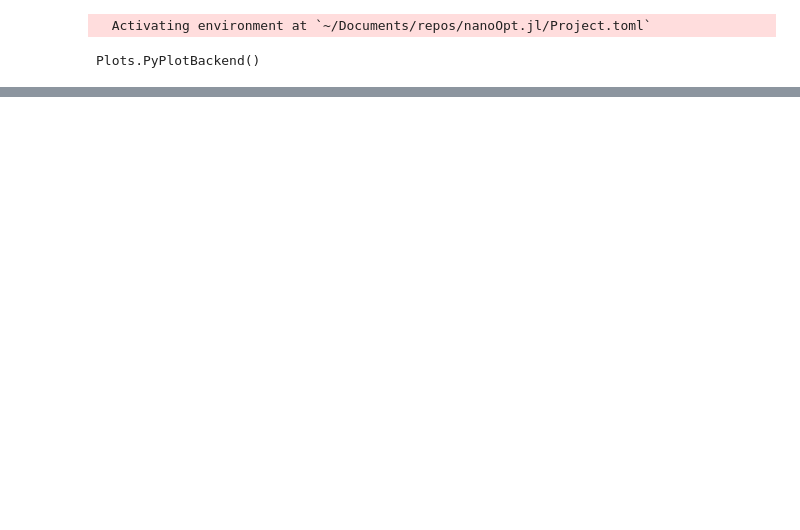
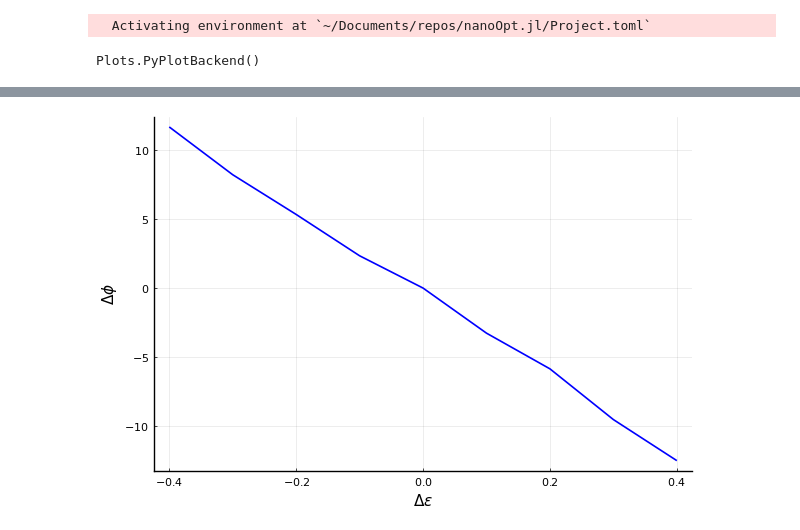
Before and after one commit to Gabmtzz/nanoOpt.jl, a Jupyter notebook: notebook/strat/strat_1.ipynb, the cells around one changed output, grey strips where cells are left out. Saved outputs shown, nothing was run; the diff lists cells and outputs as text; code cells hidden in the pictures; blank space fills up the shorter version.

```diff
--- a/notebook/strat/strat_1.ipynb
+++ b/notebook/strat/strat_1.ipynb
@@ -39,0 +48,8 @@ layer = layerstructure([mat1,mat2,mat3],[0,d],"up");
+# %%
+εᵢ = 1.0
+
+Δε = -0.4:0.1:0.4
+i = 10
+mat1 = material(1.5^2,1.0)
+mat2 = material(epstable("silver"),1.0)
+mat3 = material(εᵢ ,1.0);
@@ -39,0 +64,15 @@ layer = layerstructure([mat1,mat2,mat3],[0,d],"up");
+# %%
+Δϕ = zeros(length(Δε))
+
+for i in eachindex(Δε)
+    mat3 = material(εᵢ + Δε[i] ,1.0)
+    layer = layerstructure([mat1,mat2,mat3],[0.0,d],"up")
+    rtC = rtcoeffs(layer,k₀,kpar,"up")
+    r,t = rtC.r,rtC.t
+    ind = findall(abs.(r.TM) .== minimum(abs.(r.TM)))[1]
+    Δϕ[i] = ϕ₀ - ϕ[ind]
+end
+# %%
+plot(Δε,Δϕ,c=:blue,lw=1.2,label="",xlabel=L"\Delta \varepsilon", ylabel=L"\Delta \phi")
+# %% [output]
+[figure, added]
```
Also changed, not shown: parts of 13 cells of this notebook, 6 other files.
